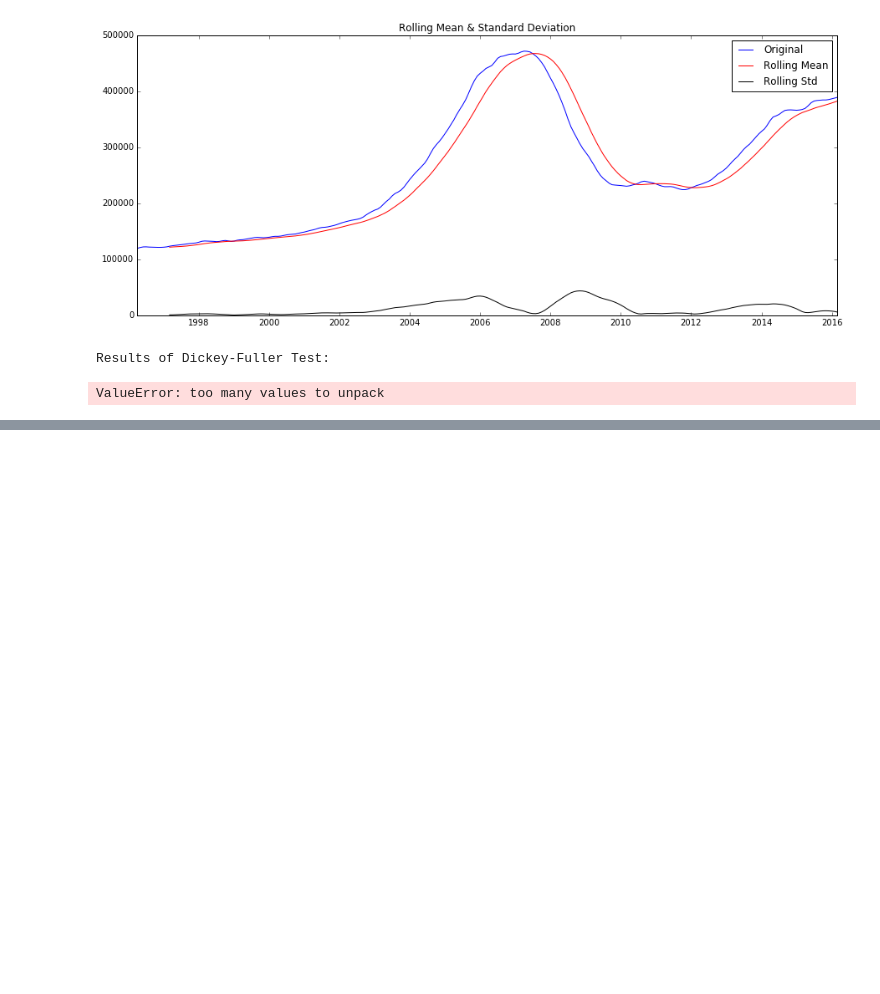
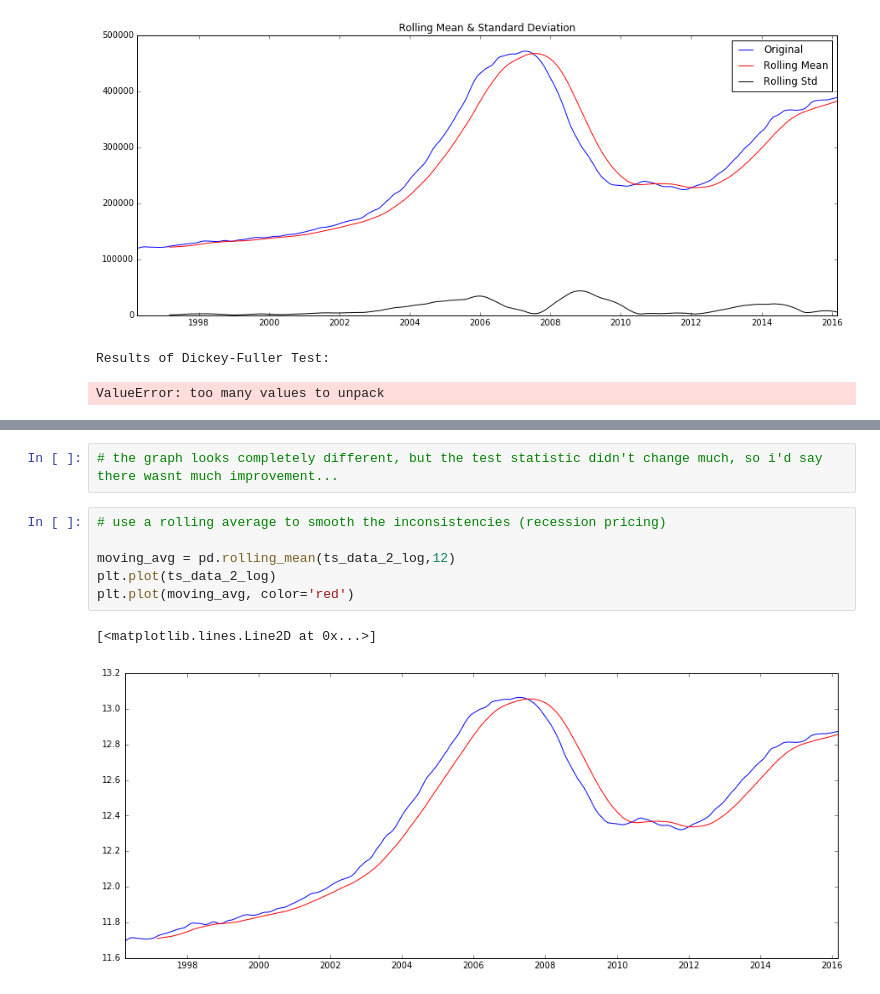
Before and after one commit to gnitnuj/RandomRealEstateExplorations, a Jupyter notebook: The Notebook.ipynb, the cells around one changed output, grey strips where cells are left out. Saved outputs shown, nothing was run; the diff lists cells and outputs as text; blank space fills up the shorter version.

```diff
--- a/The Notebook.ipynb
+++ b/The Notebook.ipynb
@@ -329,0 +401,11 @@ ValueError: too many values to unpack
+# %%
+# the graph looks completely different, but the test statistic didn't change much, so i'd say there wasnt much improvement...
+# %%
+# use a rolling average to smooth the inconsistencies (recession pricing)
+
+moving_avg = pd.rolling_mean(ts_data_2_log,12)
+plt.plot(ts_data_2_log)
+plt.plot(moving_avg, color='red')
+# %% [output]
+[<matplotlib.lines.Line2D at 0x...>]
+[figure, added]
```
Also changed, not shown: parts of 27 cells of this notebook.
